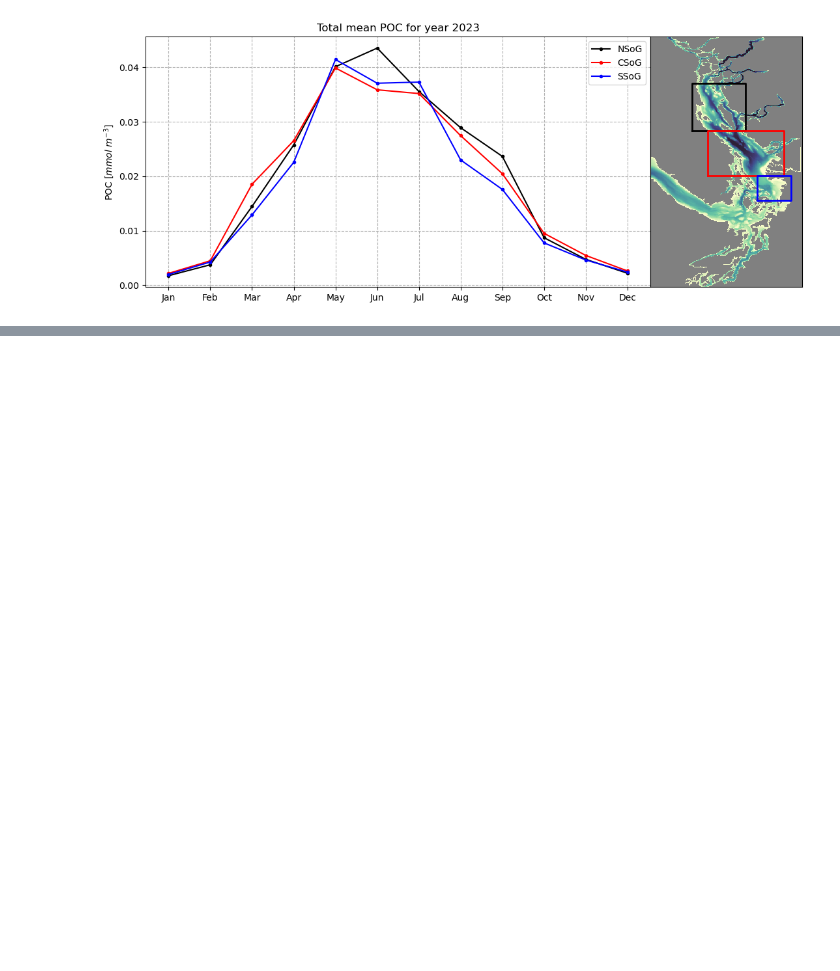
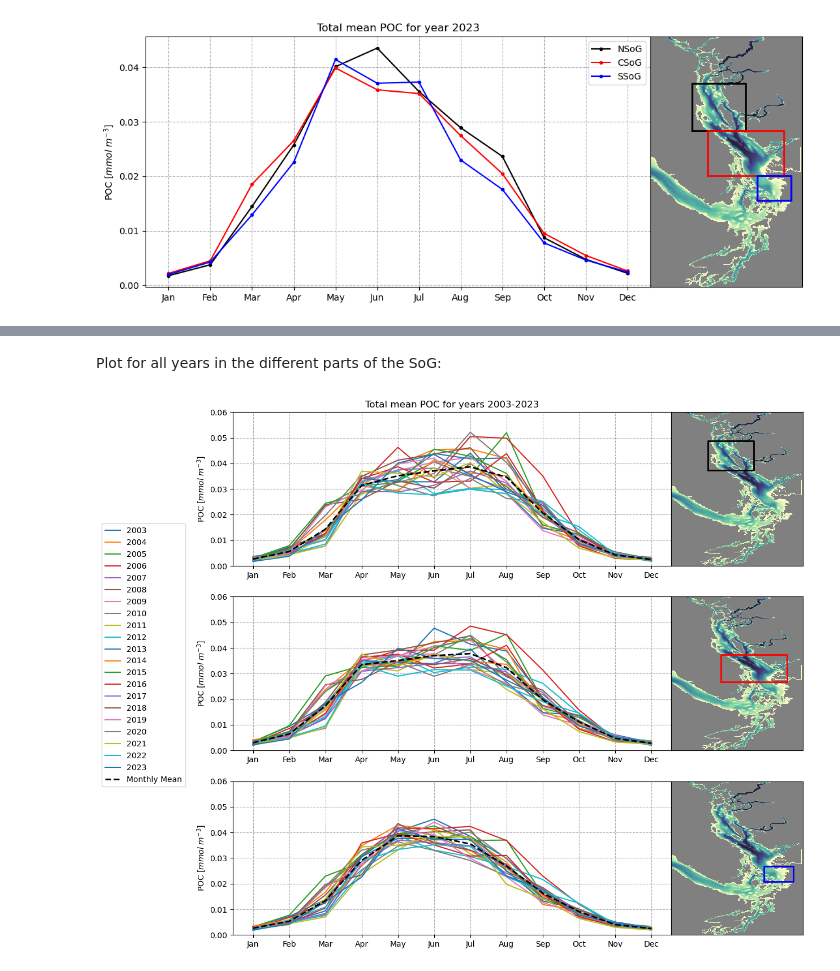
Before and after one commit to SalishSeaCast/analysis-vicente, a Jupyter notebook: Ocean_Parcels/drafts/POC_parameters.ipynb, the cells around one changed output, grey strips where cells are left out. Drawn from its saved outputs; the diff is of its cells as text; code cells hidden in the pictures; blank space fills up the shorter version.

```diff
--- a/Ocean_Parcels/drafts/POC_parameters.ipynb
+++ b/Ocean_Parcels/drafts/POC_parameters.ipynb
@@ -433,0 +441,63 @@ axins.tick_params(which='both',bottom=False, top=False, left=False, right=False,
+# %%
+years_ssc = np.arange(2003, 2024, 1)
+# %%
+# Create pandas dataframes for easier manipulation an visualization of the data
+POC_NSoG_all = pd.DataFrame(columns = years_ssc, index = meses)
+POC_CSoG_all = pd.DataFrame(columns = years_ssc, index = meses)
+POC_SSoG_all = pd.DataFrame(columns = years_ssc, index = meses)
+# %%
+for year in years_ssc:
+    for i in range(0, 12):
+        NSoG_month, CSoG_month, SSoG_month = poc_data(month_year_bio_data(datetime(year,1,1))[i][0])
+        #
+        POC_NSoG_all[year][i] = np.mean(NSoG_month).values
+        POC_CSoG_all[year][i] = np.mean(CSoG_month).values
+        POC_SSoG_all[year][i] = np.mean(SSoG_month).values
+# %%
+POC_NSoG_all[2008]['Jun'] = (POC_NSoG_all[2008]['May'] + POC_NSoG_all[2008]['Jul'])/2
+POC_CSoG_all[2008]['Jun'] = (POC_CSoG_all[2008]['May'] + POC_CSoG_all[2008]['Jul'])/2
+POC_SSoG_all[2008]['Jun'] = (POC_SSoG_all[2008]['May'] + POC_SSoG_all[2008]['Jul'])/2
+# %% [markdown]
+Plot for all years in the different parts of the SoG:
+# %%
+meses = ['Jan', 'Feb', 'Mar', 'Apr', 'May', 'Jun', 'Jul', 'Aug', 'Sep', 'Oct', 'Nov', 'Dec']
+fig, ax = plt.subplots(3,1,figsize=(10,12))
+ax[0].plot(POC_NSoG_all.index, POC_NSoG_all, label = years_ssc)
+ax[0].plot(POC_CSoG_all.index, POC_NSoG_all.mean(axis=1), '--k', linewidth=2, label='Monthly Mean')
+ax[0].legend(loc = 'upper right', bbox_to_anchor=(-0.1, 0.3))
+ax[0].set_ylabel(r'POC [$mmol\ m^{-3}$]')
+ax[0].set_title('Total mean POC for years 2003-2023')
+ax[0].grid(linestyle = '--')
+ax[0].set_ylim(0,0.06)
+#
+ax[1].plot(POC_CSoG_all.index, POC_CSoG_all)
+ax[1].plot(POC_CSoG_all.index, POC_CSoG_all.mean(axis=1), '--k', linewidth=2)
+ax[1].set_ylabel(r'POC [$mmol\ m^{-3}$]')
+ax[1].grid(linestyle = '--')
+ax[1].set_ylim(0,0.06)
+#
+ax[2].plot(POC_SSoG_all.index, POC_SSoG_all)
+ax[2].plot(POC_CSoG_all.index, POC_SSoG_all.mean(axis=1), '--k', linewidth=2)
+ax[2].set_ylabel(r'POC [$mmol\ m^{-3}$]')
+ax[2].grid(linestyle = '--')
+ax[2].set_ylim(0,0.06)
+#
+#
+axins0 = ax[0].inset_axes([1, 0, 0.3, 1])
+axins0.pcolormesh(bathymetry, cmap=cmap)
+axins0.plot([110, 110, 250, 250, 110],[560, 730, 730, 560, 560], '-k', linewidth = 2, label='NSoG')
+axins0.tick_params(which='both',bottom=False, top=False, left=False, right=False, labelbottom=False, labelleft=False)
+#
+#
+axins1 = ax[1].inset_axes([1, 0, 0.3, 1])
+axins1.pcolormesh(bathymetry, cmap=cmap)
+axins1.plot([150, 150, 350, 350, 150],[400, 560, 560, 400, 400], '-r', linewidth = 2, label='CSoG')
+axins1.tick_params(which='both',bottom=False, top=False, left=False, right=False, labelbottom=False, labelleft=False)
+#
+#
+axins2 = ax[2].inset_axes([1, 0, 0.3, 1])
+axins2.pcolormesh(bathymetry, cmap=cmap)
+axins2.plot([280, 280, 370, 370, 280],[310, 400, 400, 310, 310], '-b', linewidth = 2, label='SSoG')
+axins2.tick_params(which='both',bottom=False, top=False, left=False, right=False, labelbottom=False, labelleft=False)
+# %% [output]
+[figure, added]
```
Also changed, not shown: parts of 16 cells of this notebook.
